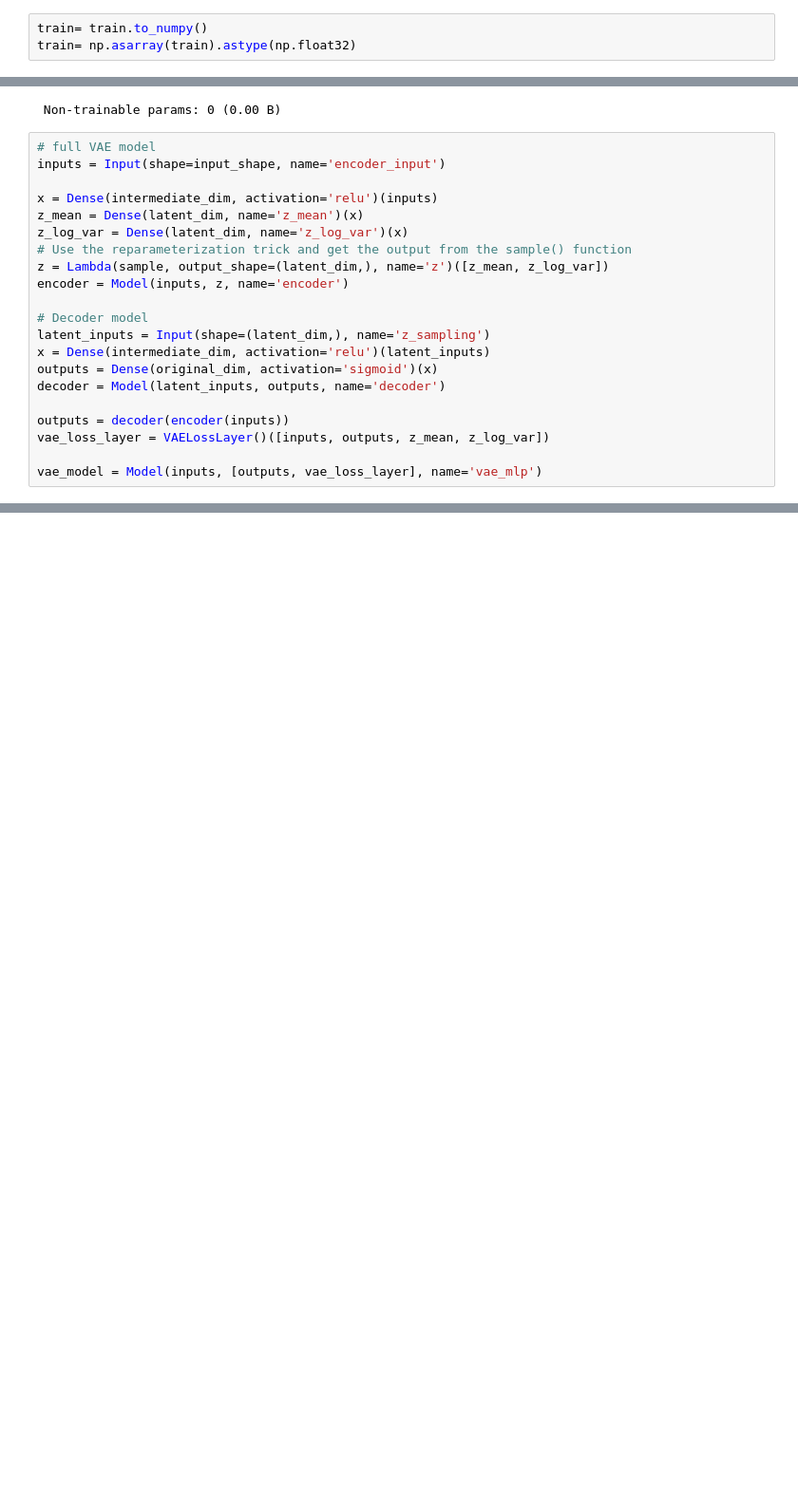
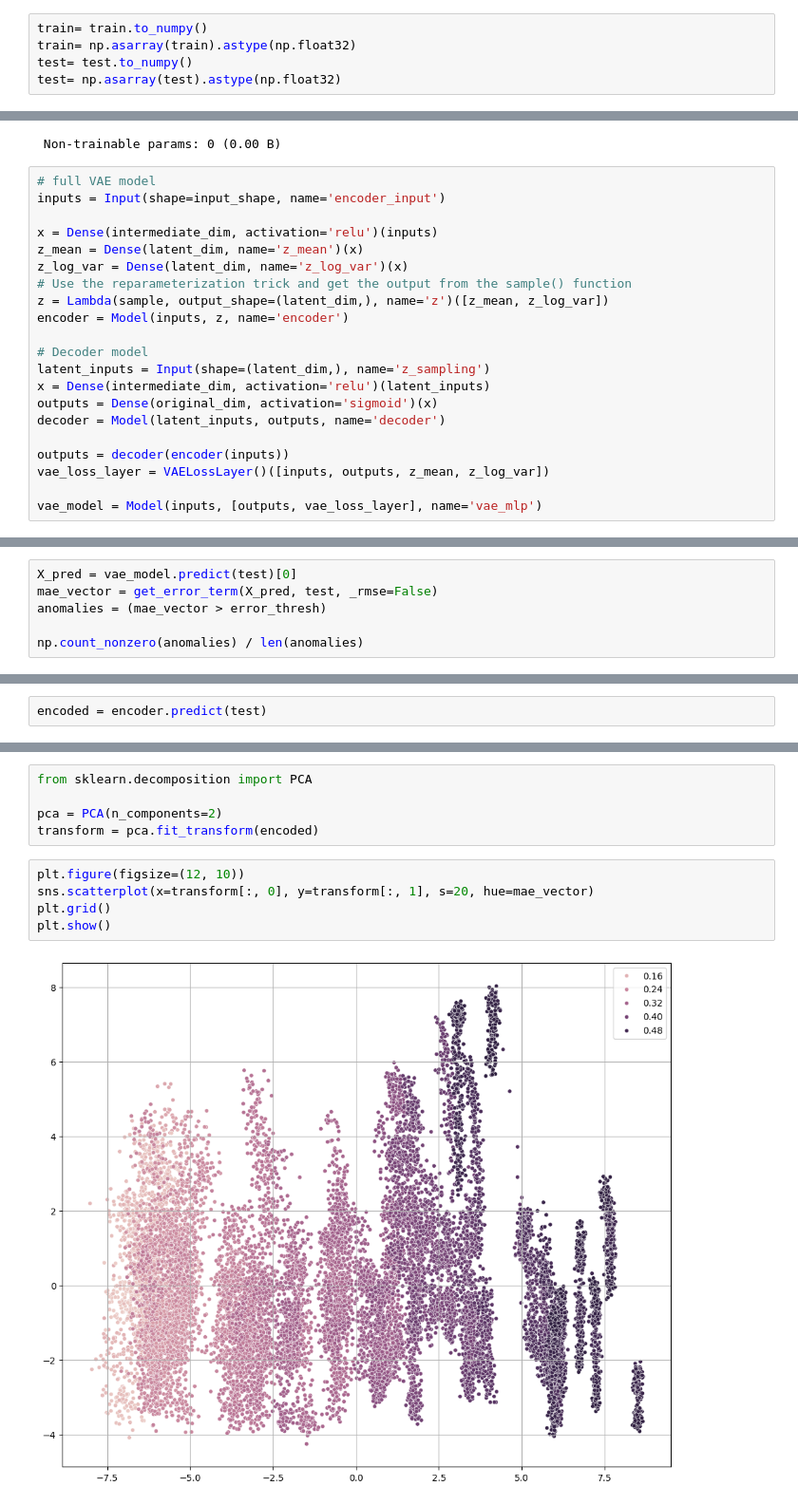
Before and after one commit to anjalianand10/VariationalAutoencodersForAnomalyDetection, a Jupyter notebook: VAE_for_NAB_Data.ipynb, the cells around one changed output, grey strips where cells are left out. Shown at 95% size. Cells and saved outputs as stored; diff of their text form; blank space fills up the shorter version.

```diff
--- a/VAE_for_NAB_Data.ipynb
+++ b/VAE_for_NAB_Data.ipynb
@@ -151,6 +192,8 @@ train.head()
 # %%
 train= train.to_numpy()
 train= np.asarray(train).astype(np.float32)
+test= test.to_numpy()
+test= np.asarray(test).astype(np.float32)
 # %%
 def get_error_term(v1, v2, _rmse=True):
     if _rmse:
@@ -338,0 +382,6 @@ setting threshold on 0.15496296584606167
+# %%
+X_pred = vae_model.predict(test)[0]
+mae_vector = get_error_term(X_pred, test, _rmse=False)
+anomalies = (mae_vector > error_thresh)
+
+np.count_nonzero(anomalies) / len(anomalies)
@@ -338,0 +404,2 @@ setting threshold on 0.15496296584606167
+# %%
+encoded = encoder.predict(test)
@@ -338,0 +408,12 @@ setting threshold on 0.15496296584606167
+# %%
+from sklearn.decomposition import PCA
+
+pca = PCA(n_components=2)
+transform = pca.fit_transform(encoded)
+# %%
+plt.figure(figsize=(12, 10))
+sns.scatterplot(x=transform[:, 0], y=transform[:, 1], s=20, hue=mae_vector)
+plt.grid()
+plt.show()
+# %% [output]
+[figure, added]
```
Also changed, not shown: parts of 26 cells of this notebook, 1 other file.
